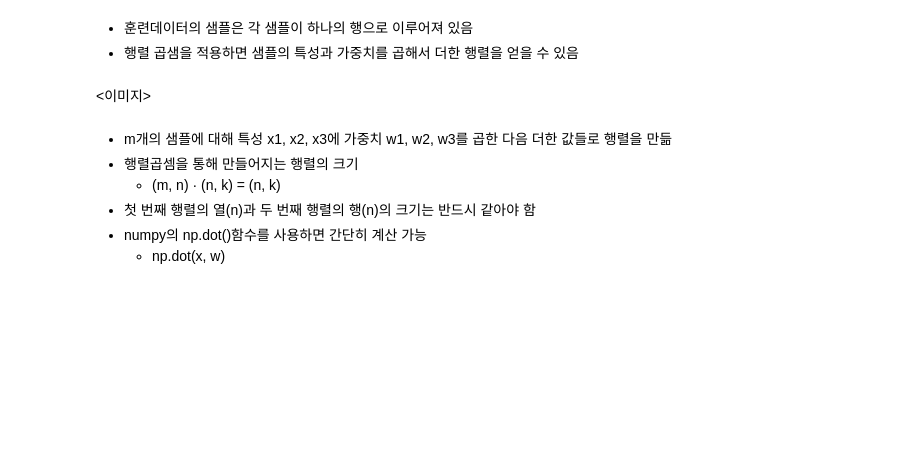
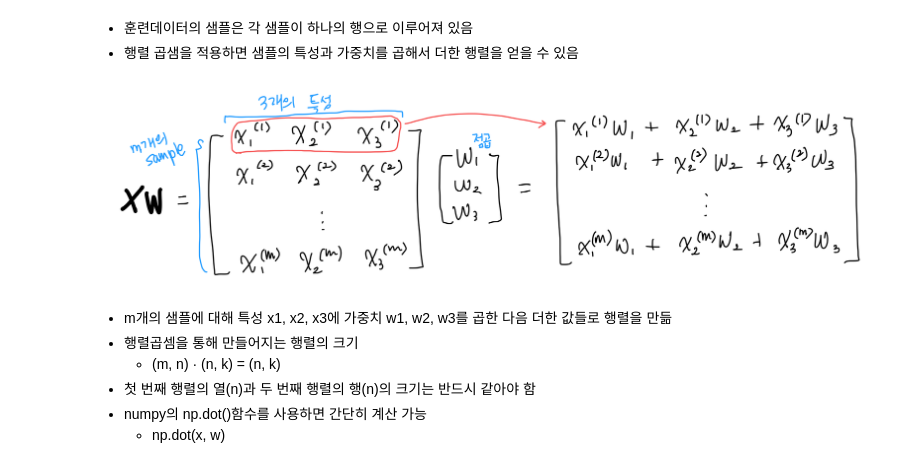
Before and after one commit to p5653ceb/eunice1204, a Jupyter notebook: 06.2개의_층을_연결합니다_다층신경망.ipynb, the cells around one changed output. Saved outputs shown, nothing was run; the diff lists cells and outputs as text; code cells hidden in the pictures; blank space fills up the shorter version.

```diff
--- a/06.2개의_층을_연결합니다_다층신경망.ipynb
+++ b/06.2개의_층을_연결합니다_다층신경망.ipynb
@@ -44,8 +54,10 @@
 # %% [markdown]
 - 훈련데이터의 샘플은 각 샘플이 하나의 행으로 이루어져 있음
 - 행렬 곱샘을 적용하면 샘플의 특성과 가중치를 곱해서 더한 행렬을 얻을 수 있음
-# %% [markdown]
-<이미지>
+# %%
+Image("./image/점곱행렬곱.png", width=900)
+# %% [output]
+[figure, added]
 # %% [markdown]
 - m개의 샘플에 대해 특성 x1, x2, x3에 가중치 w1, w2, w3를 곱한 다음 더한 값들로 행렬을 만듦
 - 행렬곱셈을 통해 만들어지는 행렬의 크기
```
Also changed, not shown: parts of 7 cells of this notebook.
